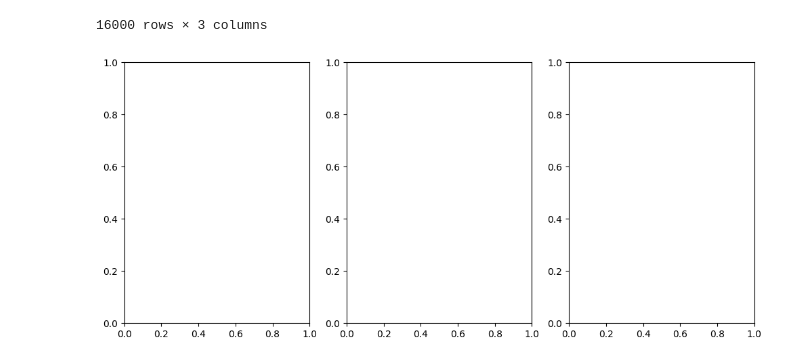
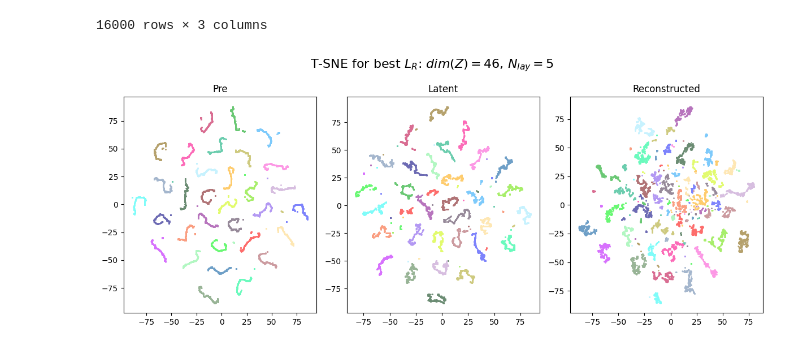
Before and after one commit to cjmerzbacher/met2vec, a Jupyter notebook: Final Plots/FBest/stages.ipynb, the cells around one changed output. Drawn from its saved outputs; the diff is of its cells as text; code cells hidden in the pictures.

```diff
--- a/Final Plots/FBest/stages.ipynb
+++ b/Final Plots/FBest/stages.ipynb
@@ -26,15 +26,27 @@ df_pre
 # %%
 fig, (ax1, ax2, ax3) = plt.subplots(1, 3, figsize=(12, 5))
 
 cell_types = df_pre['label'].unique()
 n_types = len(cell_types)
-cell_colors = dpy.get_colors(n_types)
+cell_colors = dpy.get_colors(n_types, pastel_factor=0.7)
+cell_colors = {cell : cell_colors[i] for i, cell in enumerate(cell_types)}
 
-def plot(df, ax):
+def plot(ax, df, title):
+    for cell in cell_types:
+        cell_df = df[df['label'] == cell]
+        ax.scatter(cell_df['tsne0'], cell_df['tsne1'], c=cell_colors[cell], s=0.5)
+
+    ax.set_title(title)
 
 
-plot(ax1, df_pre)
-plot(ax2, df_emb)
-plot(ax3, df_rec)
+
+plot(ax1, df_pre, "Pre")
+plot(ax2, df_emb, "Latent")
+plot(ax3, df_rec, "Reconstructed")
+
+fig.suptitle("T-SNE for best $L_R$: $dim(Z)=46$, $N_{lay}=5$", fontsize=16)
+fig.tight_layout()
+
+plt.savefig("T-SNE for Best Model.png", dpi=600)
 # %% [output]
-[figure, old version]
+[figure, new version]
```
Also changed, not shown: 4 other files.
